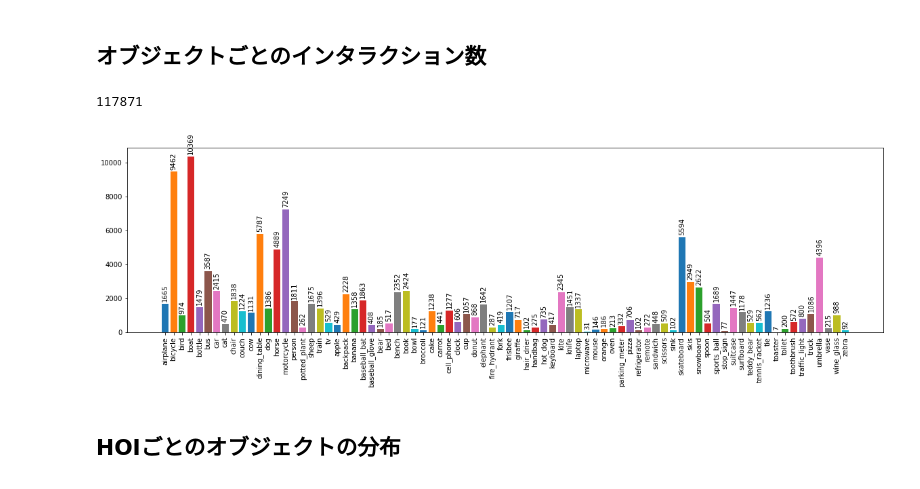
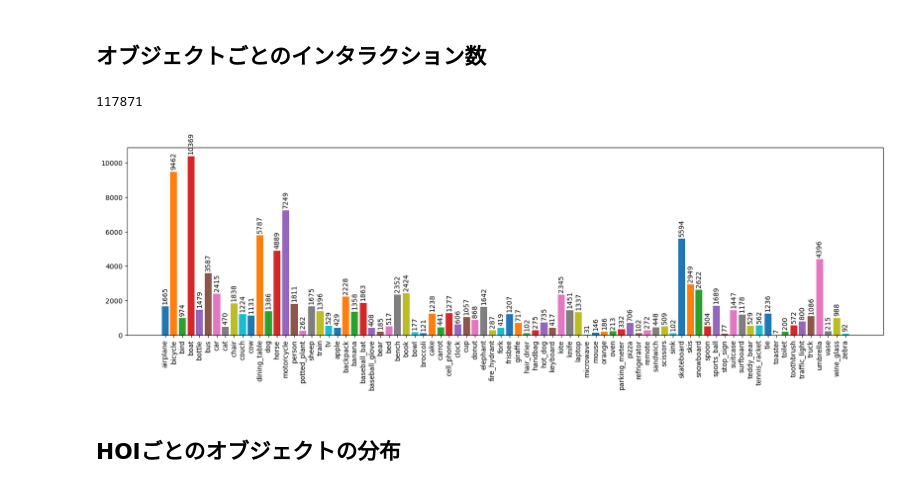
Before and after one commit to Absolute-Value/HICO-DET_Visualization, a Jupyter notebook: hico.ipynb, the cells around one changed output. Cells and saved outputs as stored; diff of their text form; code cells hidden in the pictures.

```diff
--- a/hico.ipynb
+++ b/hico.ipynb
@@ -169,19 +169,20 @@ print(sum(objects.values()))
 # %%
 os.makedirs('outputs', exist_ok=True)
 plt.figure(figsize=(20,5))
+plt.style.use('default')
 plt.xticks(rotation=90)
 # plt.tick_params(labelsize=5)
 summ = 0
 for key, value in instances.items():
     graph = plt.bar(key, sum(value.values()))
     autolabel(graph)
     summ += sum(value.values())
 plt.plot()
 plt.savefig('outputs/HICO-DET Train.png')
 print(summ)
 # %% [output]
 117871
-[figure, old version]
+[figure, new version]
 # %% [markdown]
 ## HOIごとのオブジェクトの分布
 # %%
```
Also changed, not shown: 1 other file.
